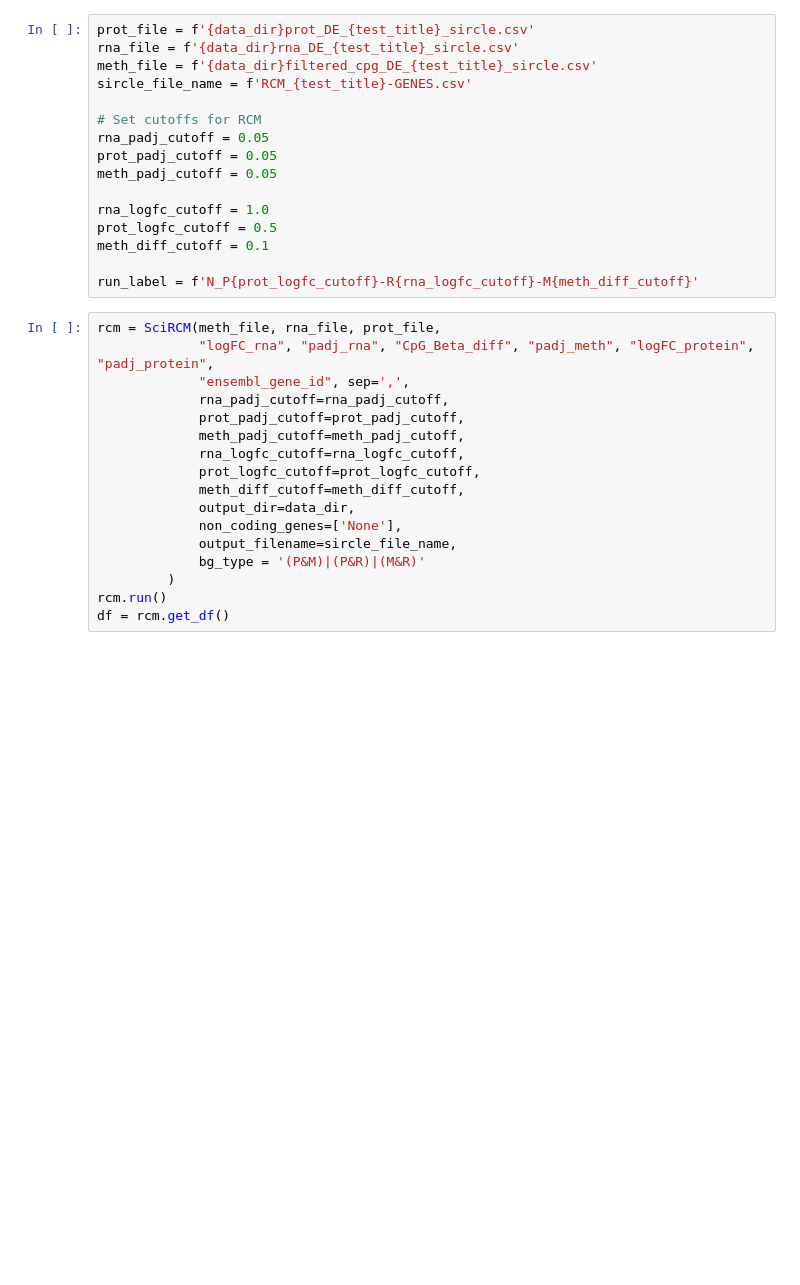
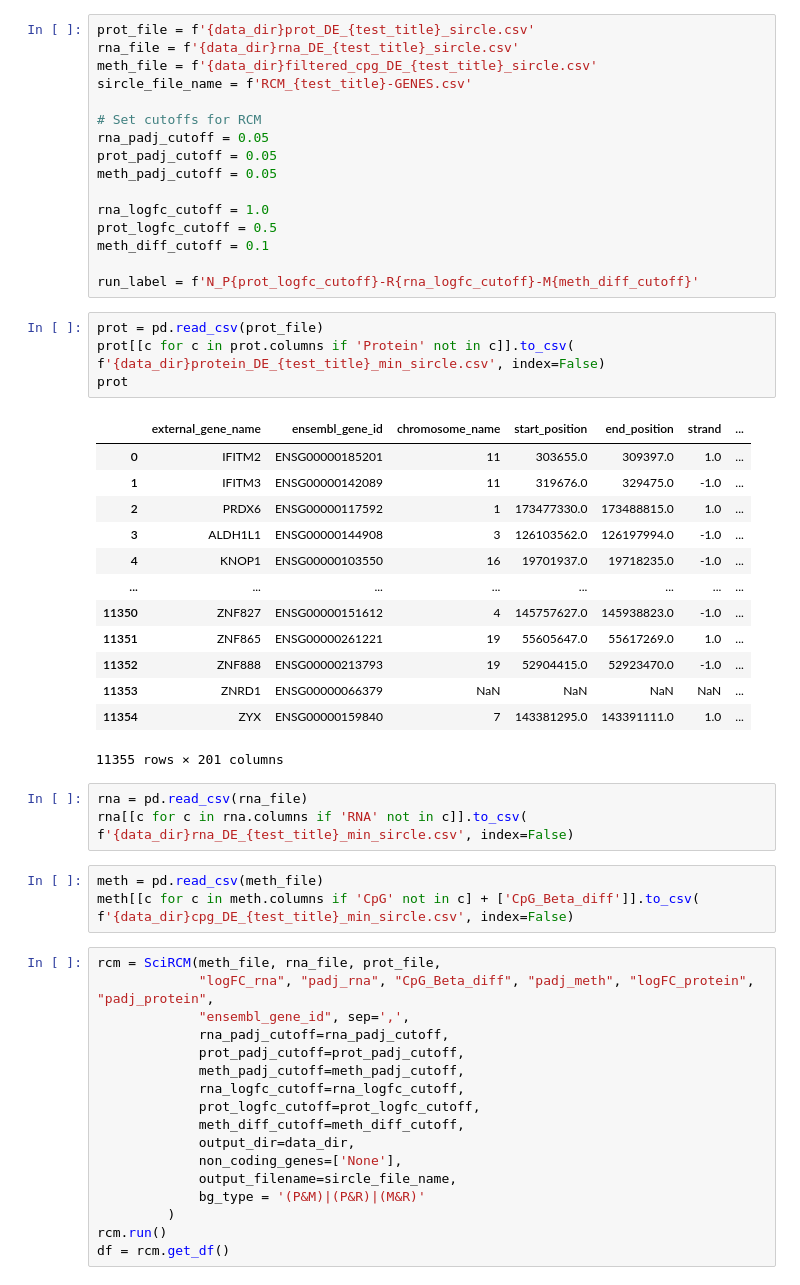
Before and after one commit to ArianeMora/SiRCle_multiomics_integration, a Jupyter notebook: manuscript_reproducibility/N11_SiRCle_RCM.ipynb, the cells around one changed output. Drawn from its saved outputs; the diff is of its cells as text; blank space fills up the shorter version.

```diff
--- a/manuscript_reproducibility/N11_SiRCle_RCM.ipynb
+++ b/manuscript_reproducibility/N11_SiRCle_RCM.ipynb
@@ -43,6 +46,30 @@ prot_logfc_cutoff = 0.5
 meth_diff_cutoff = 0.1
 
 run_label = f'N_P{prot_logfc_cutoff}-R{rna_logfc_cutoff}-M{meth_diff_cutoff}'
+# %%
+prot = pd.read_csv(prot_file)
+prot[[c for c in prot.columns if 'Protein' not in c]].to_csv( f'{data_dir}protein_DE_{test_title}_min_sircle.csv', index=False)
+prot
+# %% [output]
+|  | external_gene_name | ensembl_gene_id | chromosome_name | start_position | end_position | strand | ... |
+| 0 | IFITM2 | ENSG00000185201 | 11 | 303655.0 | 309397.0 | 1.0 | ... |
+| 1 | IFITM3 | ENSG00000142089 | 11 | 319676.0 | 329475.0 | -1.0 | ... |
+| 2 | PRDX6 | ENSG00000117592 | 1 | 173477330.0 | 173488815.0 | 1.0 | ... |
+| 3 | ALDH1L1 | ENSG00000144908 | 3 | 126103562.0 | 126197994.0 | -1.0 | ... |
+| 4 | KNOP1 | ENSG00000103550 | 16 | 19701937.0 | 19718235.0 | -1.0 | ... |
+| ... | ... | ... | ... | ... | ... | ... | ... |
+| 11350 | ZNF827 | ENSG00000151612 | 4 | 145757627.0 | 145938823.0 | -1.0 | ... |
+| 11351 | ZNF865 | ENSG00000261221 | 19 | 55605647.0 | 55617269.0 | 1.0 | ... |
+| 11352 | ZNF888 | ENSG00000213793 | 19 | 52904415.0 | 52923470.0 | -1.0 | ... |
+| 11353 | ZNRD1 | ENSG00000066379 | NaN | NaN | NaN | NaN | ... |
+| 11354 | ZYX | ENSG00000159840 | 7 | 143381295.0 | 143391111.0 | 1.0 | ... |
+11355 rows × 201 columns
+# %%
+rna = pd.read_csv(rna_file)
+rna[[c for c in rna.columns if 'RNA' not in c]].to_csv( f'{data_dir}rna_DE_{test_title}_min_sircle.csv', index=False)
+# %%
+meth = pd.read_csv(meth_file)
+meth[[c for c in meth.columns if 'CpG' not in c] + ['CpG_Beta_diff']].to_csv( f'{data_dir}cpg_DE_{test_title}_min_sircle.csv', index=False)
 # %%
 rcm = SciRCM(meth_file, rna_file, prot_file,
              "logFC_rna", "padj_rna", "CpG_Beta_diff", "padj_meth", "logFC_protein", "padj_protein",
```
Also changed, not shown: parts of 1 cell of this notebook, 6 other files.
